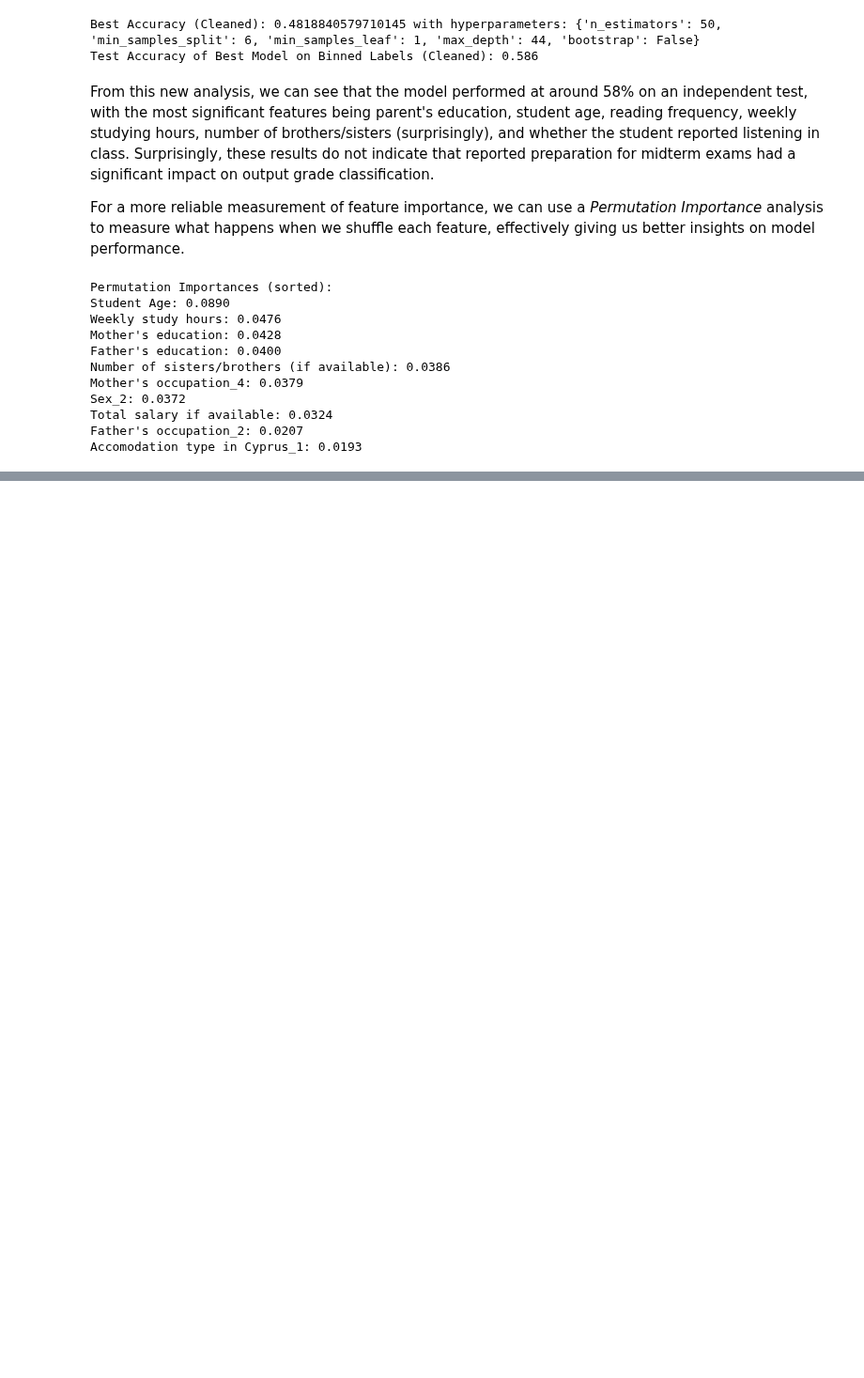
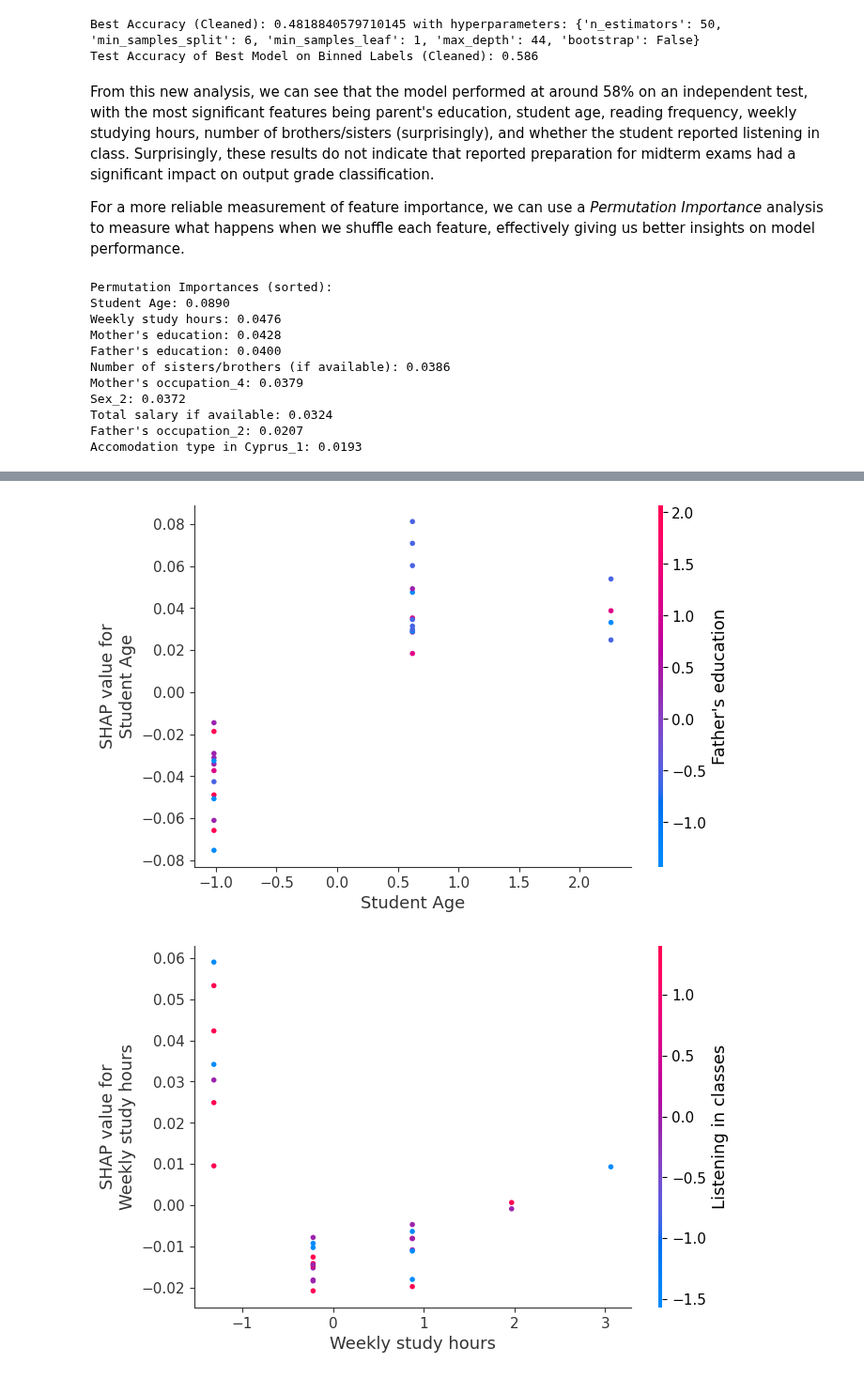
Before and after one commit to Jairik/Data-Science-Fundementals, a Jupyter notebook: Profiling-Academic-Trajectories/project-2-JJ-McCauley.ipynb, the cells around one changed output, grey strips where cells are left out. Shown at 94% size. Saved outputs shown, nothing was run; the diff lists cells and outputs as text; code cells hidden in the pictures; blank space fills up the shorter version.

```diff
--- a/Profiling-Academic-Trajectories/project-2-JJ-McCauley.ipynb
+++ b/Profiling-Academic-Trajectories/project-2-JJ-McCauley.ipynb
@@ -1058,0 +1050,6 @@ From these results, we can see
+# %%
+for feature in top_10_feature_names:
+    shap.dependence_plot(feature, shap_values[2], X_test, show=True)  # Show dependence plot for each top feature
+# %% [output]
+[figure, added]
+[figure, added]
```
Also changed, not shown: parts of 36 cells of this notebook.
